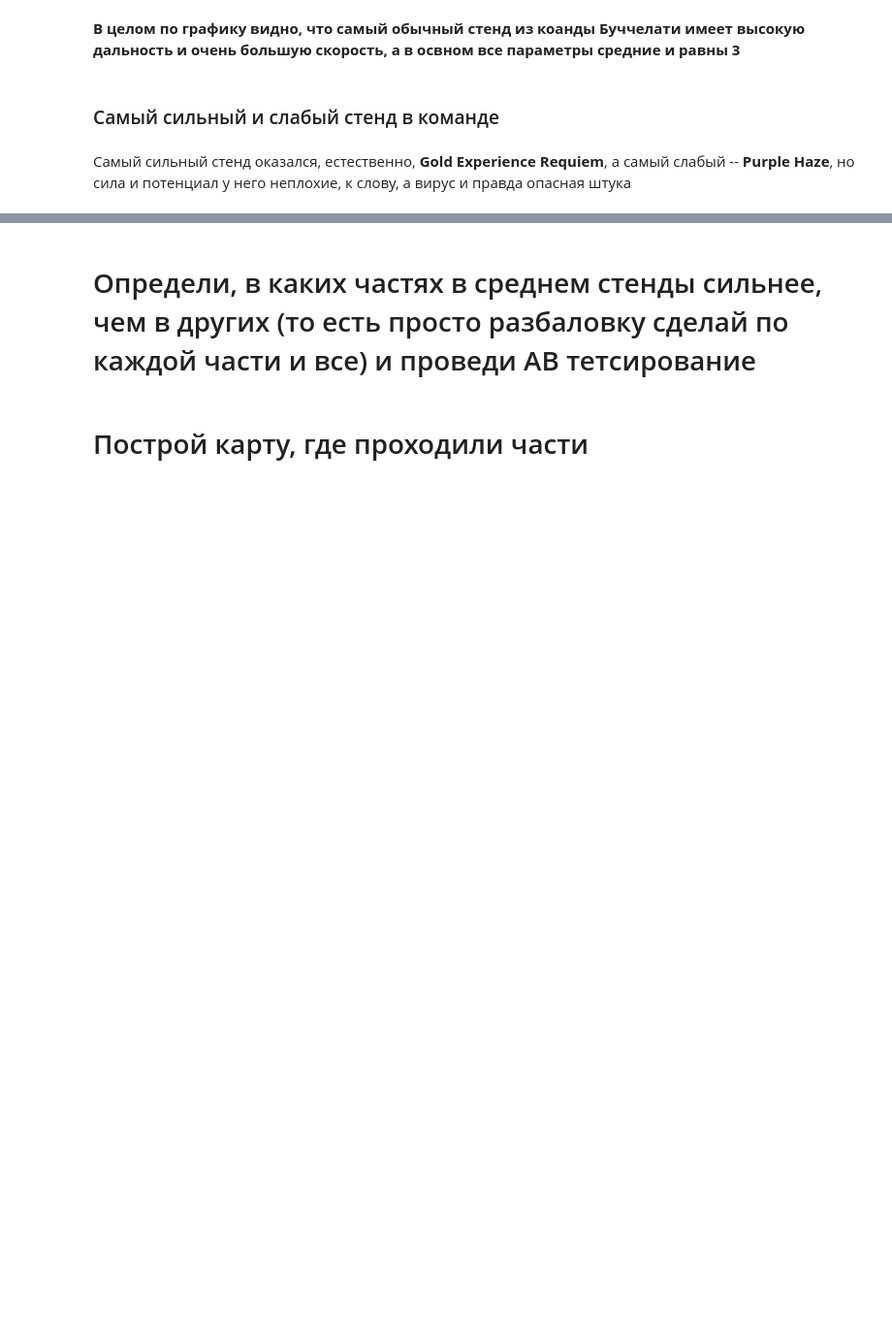
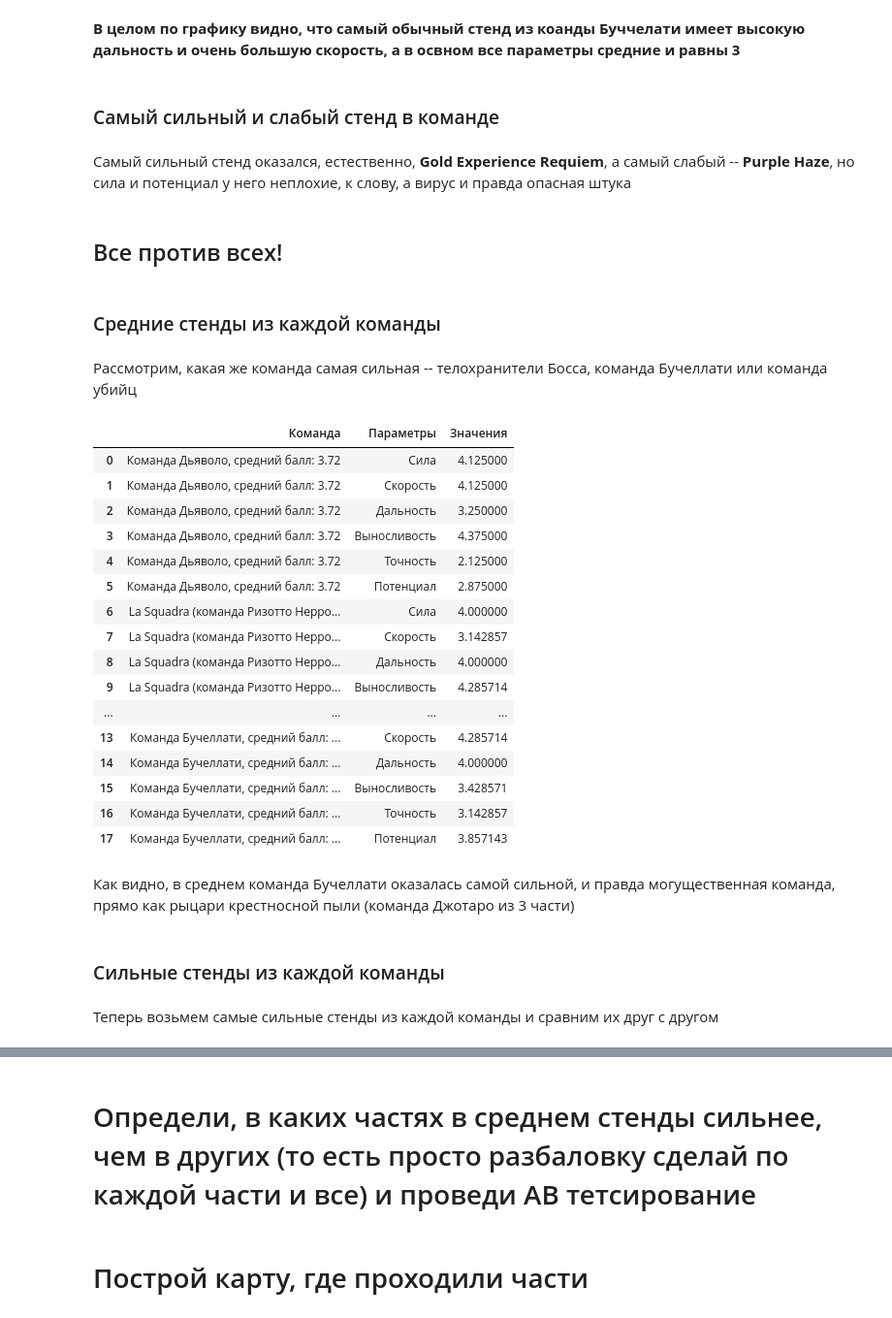
Before and after one commit to BogdanG888G/JOJO_stands, a Jupyter notebook: JOJO_stands.ipynb, the cells around one changed output, grey strips where cells are left out. Shown at 97% size. Saved outputs shown, nothing was run; the diff lists cells and outputs as text; code cells hidden in the pictures; blank space fills up the shorter version.

```diff
--- a/JOJO_stands.ipynb
+++ b/JOJO_stands.ipynb
@@ -2923,3 +2952,77 @@ min_max_stand.update_traces(fill = 'toself')
 min_max_stand.show()
 # %% [markdown]
 Самый сильный стенд оказался, естественно, **Gold Experience Requiem**, а самый слабый -- **Purple Haze**, но сила и потенциал у него неплохие, к слову, а вирус и правда опасная штука
+# %% [markdown]
+## Все против всех!
+# %% [markdown]
+### Средние стенды из каждой команды
+# %% [markdown]
+Рассмотрим, какая же команда самая сильная -- телохранители Босса, команда Бучеллати или команда убийц
+# %%
+buc_stand_power = team_buchellati['Сила'].mean()
+buc_stand_speed = team_buchellati['Скорость'].mean()
+buc_stand_range = team_buchellati['Дальность'].mean()
+buc_stand_stamina = team_buchellati['Выносливость'].mean()
+buc_stand_accuracy = team_buchellati['Точность'].mean()
+buc_stand_potential = team_buchellati['Потенциал'].mean()
+
+team_killer_power_mean = team_killer['Сила'].mean()
+team_killer_speed_mean = team_killer['Скорость'].mean()
+team_killer_range_mean = team_killer['Дальность'].mean()
+team_killer_stamina_mean = team_killer['Выносливость'].mean()
+team_killer_accuracy_mean = team_killer['Точность'].mean()
+team_killer_potential_mean = team_killer['Потенциал'].mean()
+
+mean_power_boss_team = team_boss['Сила'].mean()
+mean_speed_boss_team = team_boss['Скорость'].mean()
+mean_range_boss_team = team_boss['Дальность'].mean()
+mean_stamina_boss_team = team_boss['Выносливость'].mean()
+mean_accuracy_boss_team = team_boss['Точность'].mean()
+mean_potential_boss_team = team_boss['Потенциал'].mean()
+
+boss_stats = [mean_power_boss_team, mean_speed_boss_team, mean_range_boss_team, mean_stamina_boss_team, mean_accuracy_boss_team, mean_potential_boss_team]
+squadra_stats = [team_killer_power_mean, team_killer_speed_mean, team_killer_range_mean, team_killer_stamina_mean, team_killer_accuracy_mean, team_killer_potential_mean]
+buccelati_stats = [buc_stand_power, buc_stand_speed, buc_stand_range, buc_stand_stamina, buc_stand_accuracy, buc_stand_potential]
+
+diavollo_df = pd.DataFrame({'Boss': boss_stats},
+                          index = stats_columns)
+
+squadra_df = pd.DataFrame({'killer': squadra_stats},
+                          index = stats_columns)
+
+bucellati_df = pd.DataFrame({'Buc': buccelati_stats},
+                            index = stats_columns)
+
+overall_df = pd.concat([diavollo_df, squadra_df, bucellati_df]).reset_index()
+overall_df.index = ['Команда Дьяволо, средний балл: 3.72'] * 6 + ['La Squadra (команда Ризотто Нерро), средний балл: 3.7'] * 6 + ['Команда Бучеллати, средний балл: 3.81'] * 6
+overall_df.reset_index(inplace=True)
+overall_df.rename(columns = {'level_0': 'Команда', 'index': 'Параметры', 'Boss': 'Значения'}, inplace = True)
+
+def concat_into_one(row):
+    if pd.isna(row['Значения']) and pd.isna(row['killer']):
+        row['Значения'] = row['Buc']
+    elif pd.isna(row['Значения']) and pd.isna(row['Buc']):
+        row['Значения'] = row['killer']
+    return row['Значения']
+
+overall_df['Значения'] = overall_df.apply(concat_into_one, axis = 1)
+overall_df.drop(columns = ['killer', 'Buc'], inplace = True)
+display(overall_df)
+# %% [output]
+|  | Команда | Параметры | Значения |
+| 0 | Команда Дьяволо, средний балл: 3.72 | Сила | 4.125000 |
+| 1 | Команда Дьяволо, средний балл: 3.72 | Скорость | 4.125000 |
+| 2 | Команда Дьяволо, средний балл: 3.72 | Дальность | 3.250000 |
+| 3 | Команда Дьяволо, средний балл: 3.72 | Выносливость | 4.375000 |
+| 4 | Команда Дьяволо, средний балл: 3.72 | Точность | 2.125000 |
+| 5 | Команда Дьяволо, средний балл: 3.72 | Потенциал | 2.875000 |
+| 6 | La Squadra (команда Ризотто Нерро... | Сила | 4.000000 |
+| 7 | La Squadra (команда Ризотто Нерро... | Скорость | 3.142857 |
+| 8 | La Squadra (команда Ризотто Нерро... | Дальность | 4.000000 |
+| 9 | La Squadra (команда Ризотто Нерро... | Выносливость | 4.285714 |
+| ... | ... | ... | ... |
+| 13 | Команда Бучеллати, средний балл: ... | Скорость | 4.285714 |
+| 14 | Команда Бучеллати, средний балл: ... | Дальность | 4.000000 |
+| 15 | Команда Бучеллати, средний балл: ... | Выносливость | 3.428571 |
+| 16 | Команда Бучеллати, средний балл: ... | Точность | 3.142857 |
+| 17 | Команда Бучеллати, средний балл: ... | Потенциал | 3.857143 |
@@ -2925,0 +3051,6 @@ min_max_stand.show()
+# %% [markdown]
+Как видно, в среднем команда Бучеллати оказалась самой сильной, и правда могущественная команда, прямо как рыцари крестносной пыли (команда Джотаро из 3 части)
+# %% [markdown]
+### Сильные стенды из каждой команды
+# %% [markdown]
+Теперь возьмем самые сильные стенды из каждой команды и сравним их друг с другом
```
Also changed, not shown: parts of 34 cells of this notebook.
